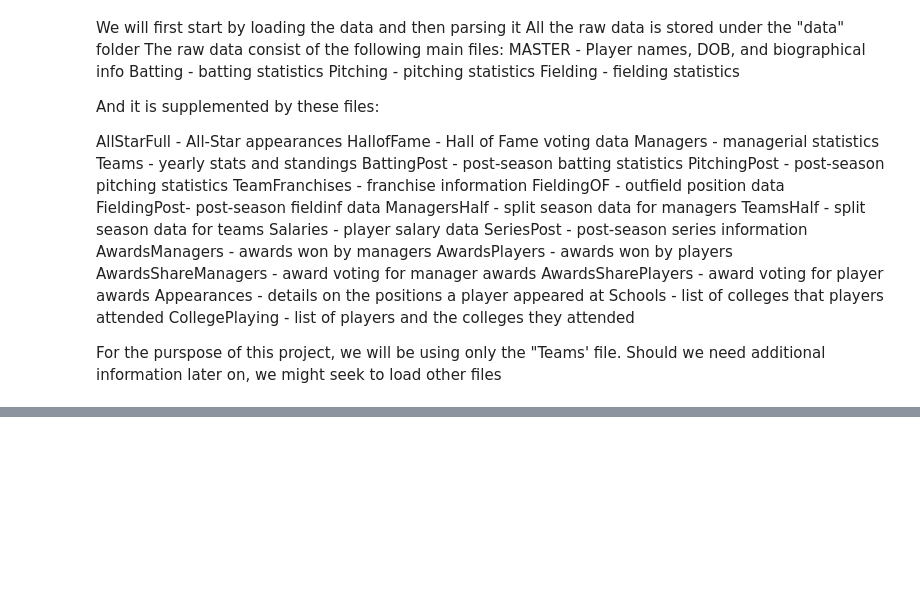
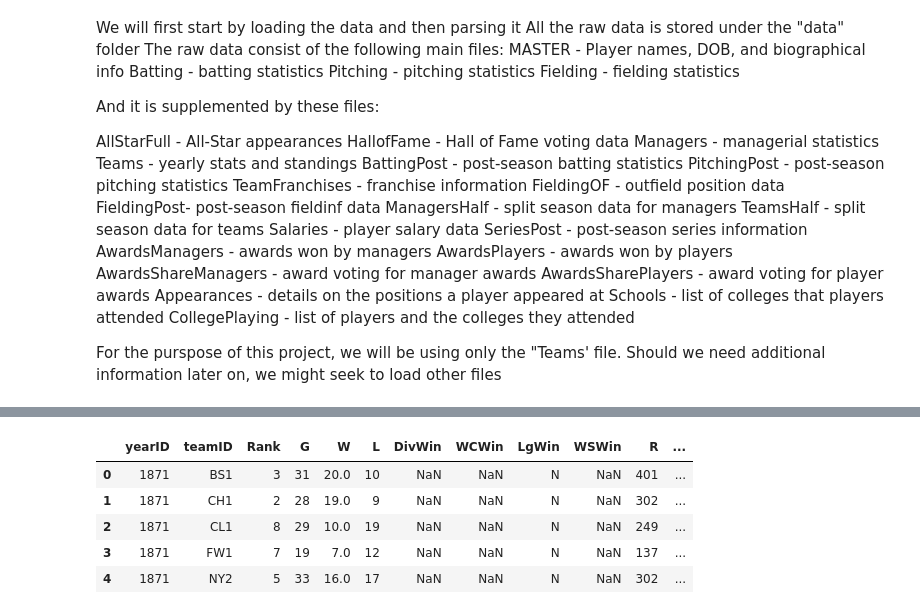
Before and after one commit to koulhadj/baseball_project, a Jupyter notebook: notebooks/project_nb_1.ipynb, the cells around one changed output, grey strips where cells are left out. Saved outputs shown, nothing was run; the diff lists cells and outputs as text; code cells hidden in the pictures; blank space fills up the shorter version.

```diff
--- a/notebooks/project_nb_1.ipynb
+++ b/notebooks/project_nb_1.ipynb
@@ -66,0 +115,11 @@ teams_data.head()
+# %%
+#drop all unnecessary columns
+teams_data.drop(teams_data.columns[[1,3,4,5,8,16,17,18,19,21,22,23,24,25,26,28,30,31,32,33,34,35,36,37,38,39,40,41,42,43,44,45,46,47]], axis=1, inplace=True)
+teams_data.head()
+# %% [output]
+|  | yearID | teamID | Rank | G | W | L | DivWin | WCWin | LgWin | WSWin | R | ... |
+| 0 | 1871 | BS1 | 3 | 31 | 20.0 | 10 | NaN | NaN | N | NaN | 401 | ... |
+| 1 | 1871 | CH1 | 2 | 28 | 19.0 | 9 | NaN | NaN | N | NaN | 302 | ... |
+| 2 | 1871 | CL1 | 8 | 29 | 10.0 | 19 | NaN | NaN | N | NaN | 249 | ... |
+| 3 | 1871 | FW1 | 7 | 19 | 7.0 | 12 | NaN | NaN | N | NaN | 137 | ... |
+| 4 | 1871 | NY2 | 5 | 33 | 16.0 | 17 | NaN | NaN | N | NaN | 302 | ... |
```
Also changed, not shown: parts of 13 cells of this notebook, 1 other file.
